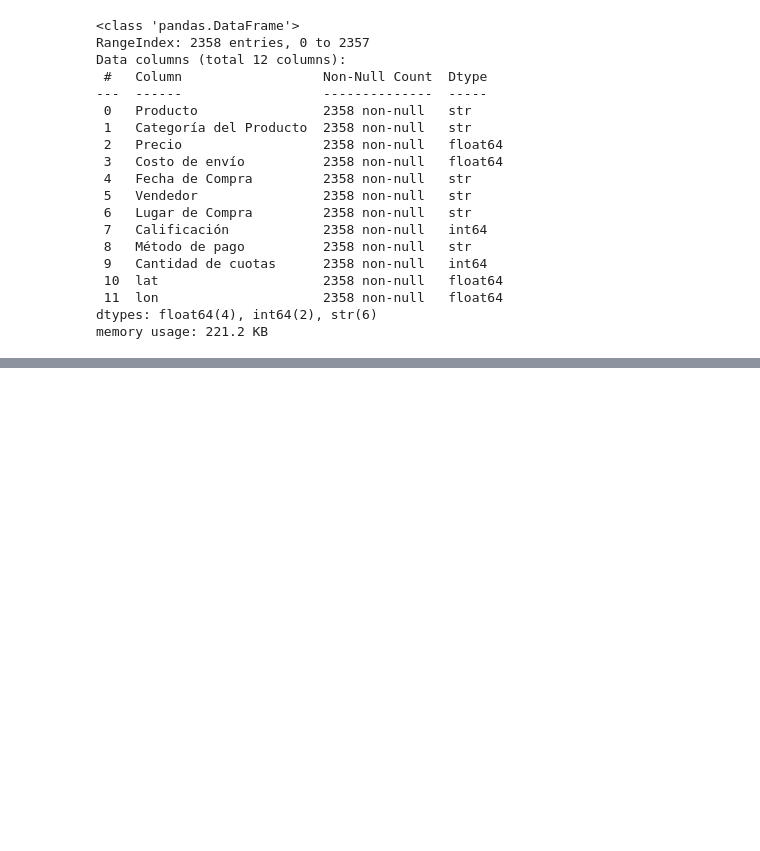
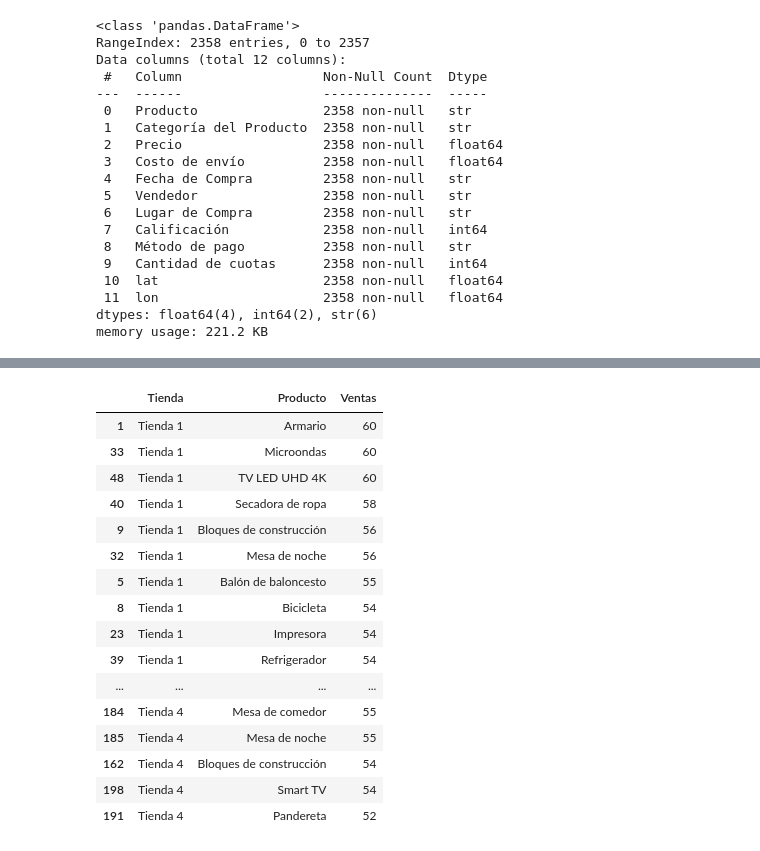
Before and after one commit to AndreaCisneros/challenge-alura-store, a Jupyter notebook: Alura-store.ipynb, the cells around one changed output, grey strips where cells are left out. Saved outputs shown, nothing was run; the diff lists cells and outputs as text; code cells hidden in the pictures; blank space fills up the shorter version.

```diff
--- a/Alura-store.ipynb
+++ b/Alura-store.ipynb
@@ -110,0 +273,27 @@ memory usage: 221.2 KB
+# %%
+mas_vendidos = (
+    ventas_producto
+    .sort_values(['Tienda', 'Ventas'], ascending=[True, False])
+    .groupby('Tienda')
+    .head(10)
+)
+
+mas_vendidos
+# %% [output]
+|  | Tienda | Producto | Ventas |
+| 1 | Tienda 1 | Armario | 60 |
+| 33 | Tienda 1 | Microondas | 60 |
+| 48 | Tienda 1 | TV LED UHD 4K | 60 |
+| 40 | Tienda 1 | Secadora de ropa | 58 |
+| 9 | Tienda 1 | Bloques de construcción | 56 |
+| 32 | Tienda 1 | Mesa de noche | 56 |
+| 5 | Tienda 1 | Balón de baloncesto | 55 |
+| 8 | Tienda 1 | Bicicleta | 54 |
+| 23 | Tienda 1 | Impresora | 54 |
+| 39 | Tienda 1 | Refrigerador | 54 |
+| ... | ... | ... | ... |
+| 184 | Tienda 4 | Mesa de comedor | 55 |
+| 185 | Tienda 4 | Mesa de noche | 55 |
+| 162 | Tienda 4 | Bloques de construcción | 54 |
+| 198 | Tienda 4 | Smart TV | 54 |
+| 191 | Tienda 4 | Pandereta | 52 |
```
Also changed, not shown: parts of 26 cells of this notebook.
